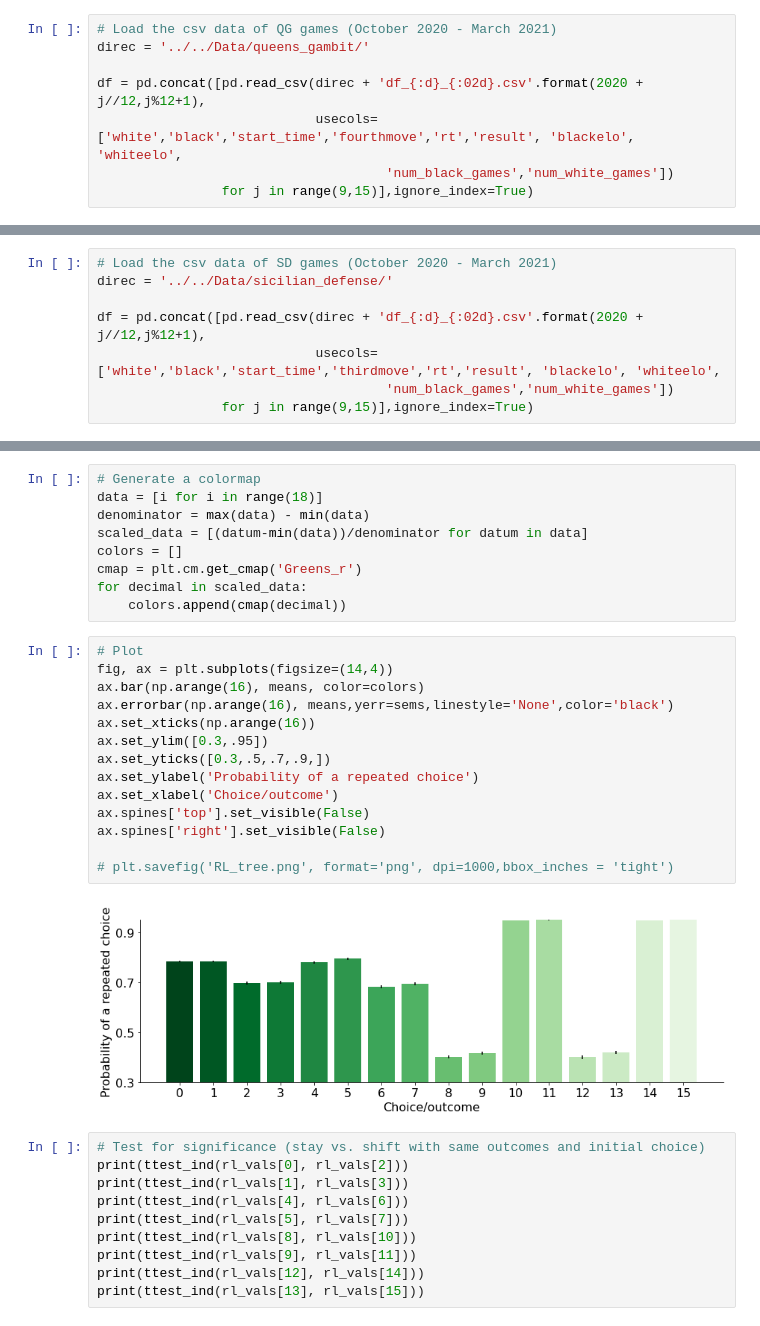
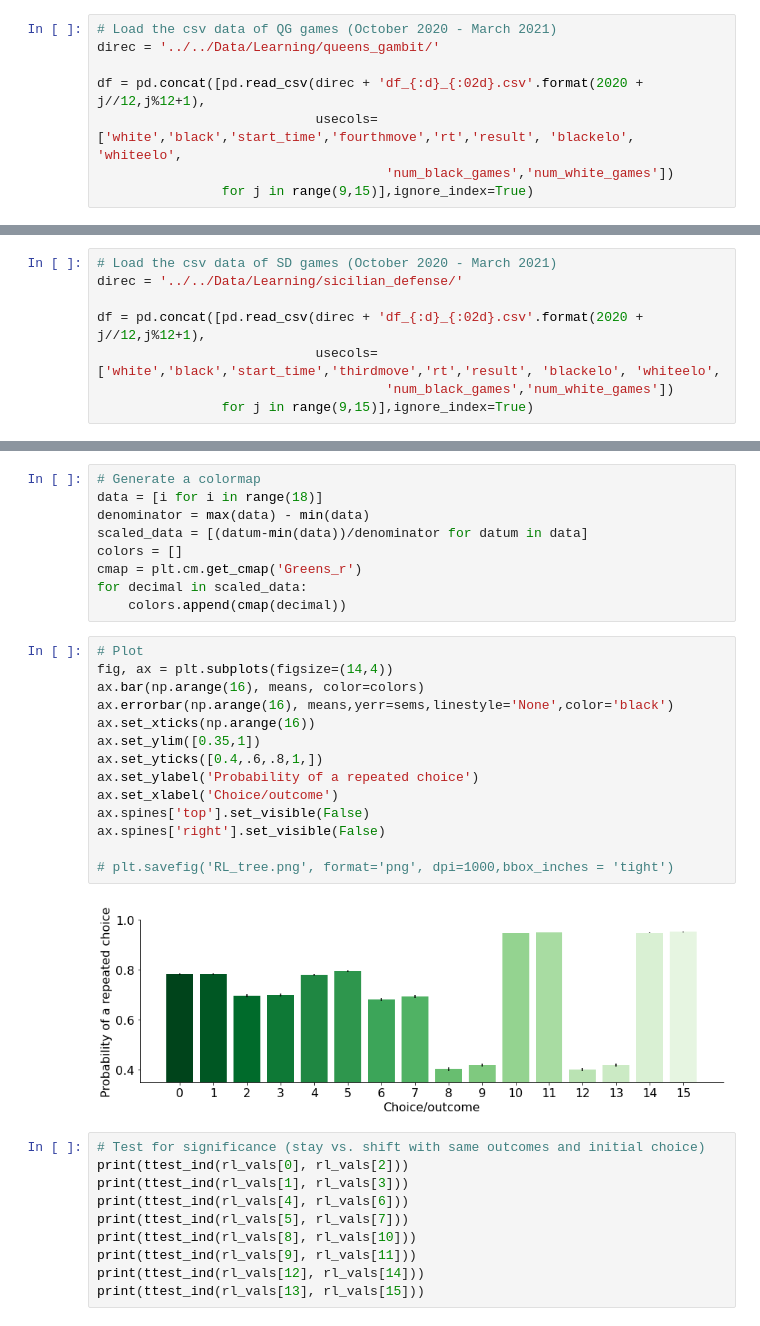
Before and after one commit to ionatankuperwajs/learning-openings, a Jupyter notebook: learning.ipynb, the cells around one changed output, grey strips where cells are left out. Drawn from its saved outputs; the diff is of its cells as text.

```diff
--- a/learning.ipynb
+++ b/learning.ipynb
@@ -50,7 +50,7 @@ outputfile.write(boardsvg)
 outputfile.close()
 # %%
 # Load the csv data of QG games (October 2020 - March 2021)
-direc = '../../Data/queens_gambit/'
+direc = '../../Data/Learning/queens_gambit/'
 
 df = pd.concat([pd.read_csv(direc + 'df_{:d}_{:02d}.csv'.format(2020 + j//12,j%12+1),
                             usecols=['white','black','start_time','fourthmove','rt','result', 'blackelo', 'whiteelo',
@@ -860,7 +880,7 @@ outputfile.write(boardsvg)
 outputfile.close()
 # %%
 # Load the csv data of SD games (October 2020 - March 2021)
-direc = '../../Data/sicilian_defense/'
+direc = '../../Data/Learning/sicilian_defense/'
 
 df = pd.concat([pd.read_csv(direc + 'df_{:d}_{:02d}.csv'.format(2020 + j//12,j%12+1),
                             usecols=['white','black','start_time','thirdmove','rt','result', 'blackelo', 'whiteelo',
@@ -1288,19 +1328,19 @@ for decimal in scaled_data:
 # %%
 # Plot
 fig, ax = plt.subplots(figsize=(14,4))
 ax.bar(np.arange(16), means, color=colors)
 ax.errorbar(np.arange(16), means,yerr=sems,linestyle='None',color='black')
 ax.set_xticks(np.arange(16))
-ax.set_ylim([0.3,.95])
-ax.set_yticks([0.3,.5,.7,.9,])
+ax.set_ylim([0.35,1])
+ax.set_yticks([0.4,.6,.8,1,])
 ax.set_ylabel('Probability of a repeated choice')
 ax.set_xlabel('Choice/outcome')
 ax.spines['top'].set_visible(False)
 ax.spines['right'].set_visible(False)
 
 # plt.savefig('RL_tree.png', format='png', dpi=1000,bbox_inches = 'tight')
 # %% [output]
-[figure, old version]
+[figure, new version]
 # %%
 # Test for significance (stay vs. shift with same outcomes and initial choice)
 print(ttest_ind(rl_vals[0], rl_vals[2]))
```
Also changed, not shown: parts of 42 cells of this notebook, 40 other files.
